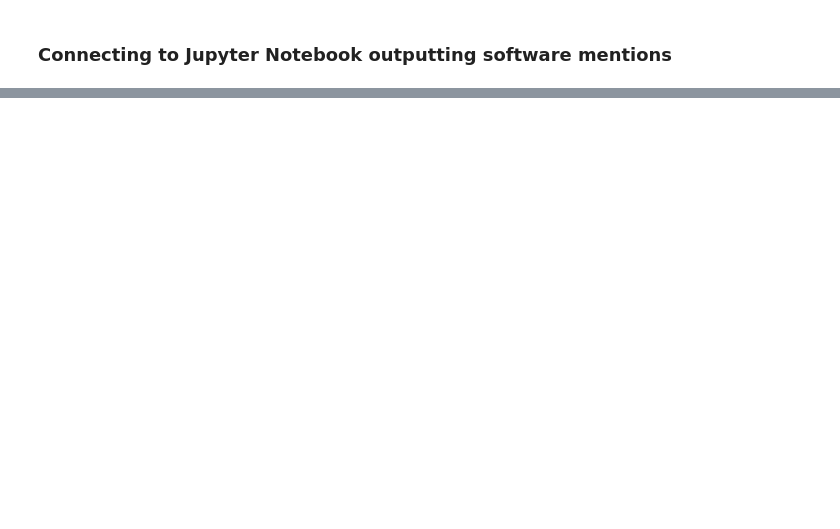
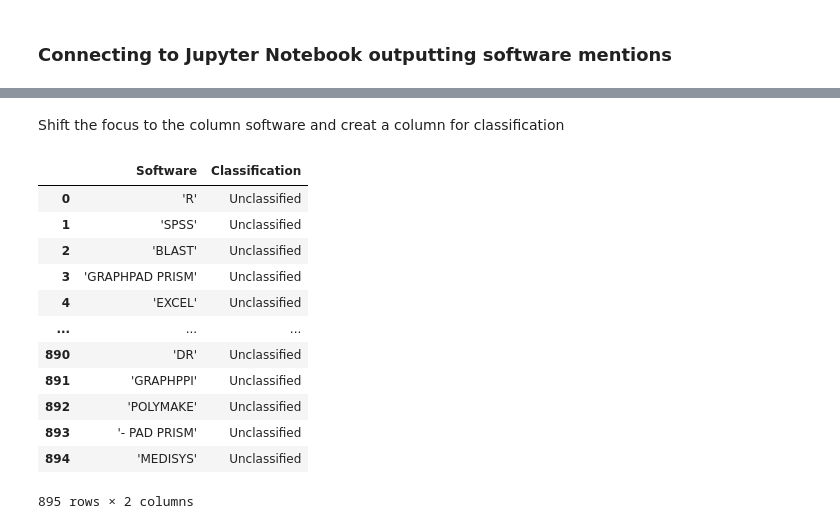
Before and after one commit to kopatri/cs5099masterthesis, a Jupyter notebook: notebooks/CORD-19-software-classification-cs5099.ipynb, the cells around one changed output, grey strips where cells are left out. Cells and saved outputs as stored; diff of their text form; code cells hidden in the pictures; blank space fills up the shorter version.

```diff
--- a/notebooks/CORD-19-software-classification-cs5099.ipynb
+++ b/notebooks/CORD-19-software-classification-cs5099.ipynb
@@ -37,0 +37,23 @@ Wall time: 1min 4s
+# %% [markdown]
+Shift the focus to the column software and creat a column for classification
+# %%
+df_software = df_software_mentions.drop('Matches', 1)
+df_software = df_software.drop('Change', 1)
+df_software = df_software.reset_index()
+df_software = df_software.drop('index', 1)
+df_software['Classification'] = "Unclassified"
+df_software
+# %% [output]
+|  | Software | Classification |
+| 0 | 'R' | Unclassified |
+| 1 | 'SPSS' | Unclassified |
+| 2 | 'BLAST' | Unclassified |
+| 3 | 'GRAPHPAD PRISM' | Unclassified |
+| 4 | 'EXCEL' | Unclassified |
+| ... | ... | ... |
+| 890 | 'DR' | Unclassified |
+| 891 | 'GRAPHPPI' | Unclassified |
+| 892 | 'POLYMAKE' | Unclassified |
+| 893 | '- PAD PRISM' | Unclassified |
+| 894 | 'MEDISYS' | Unclassified |
+895 rows × 2 columns
```
Also changed, not shown: parts of 11 cells of this notebook, 2 other files.
